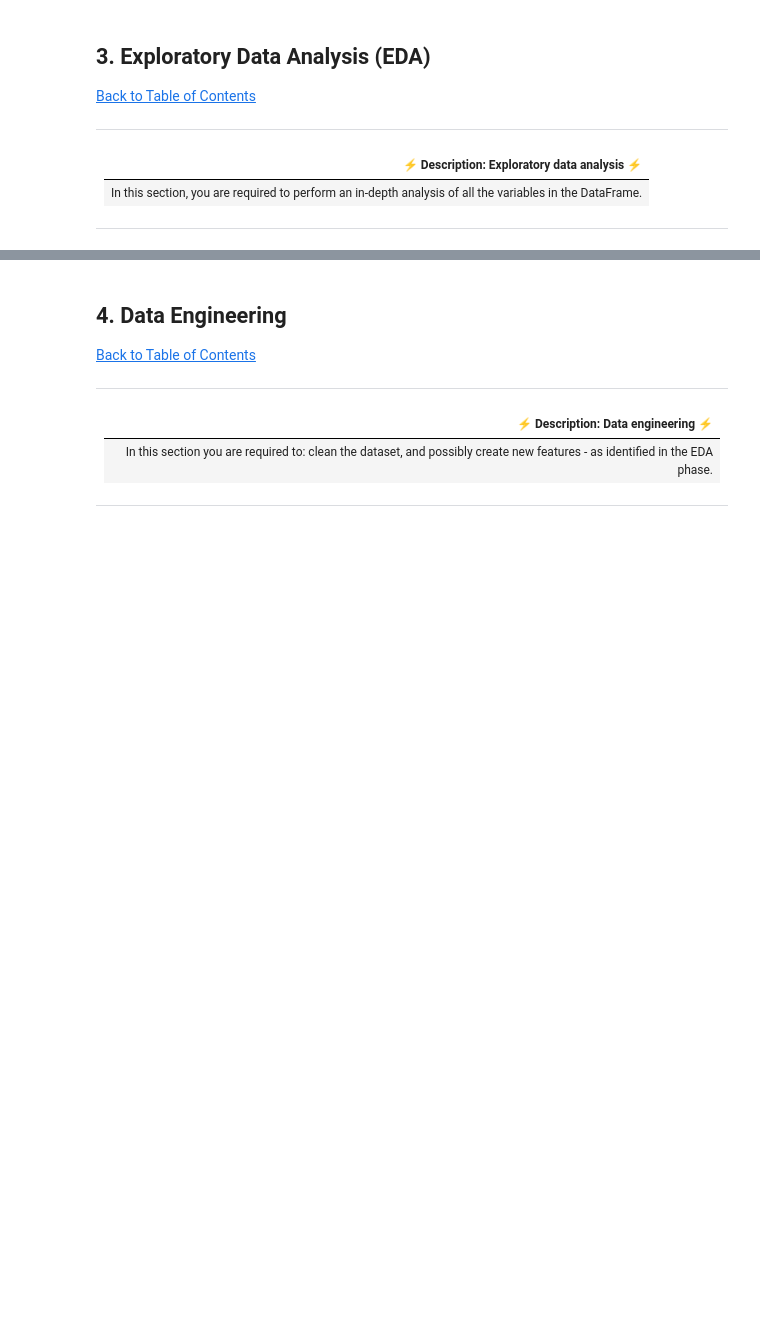
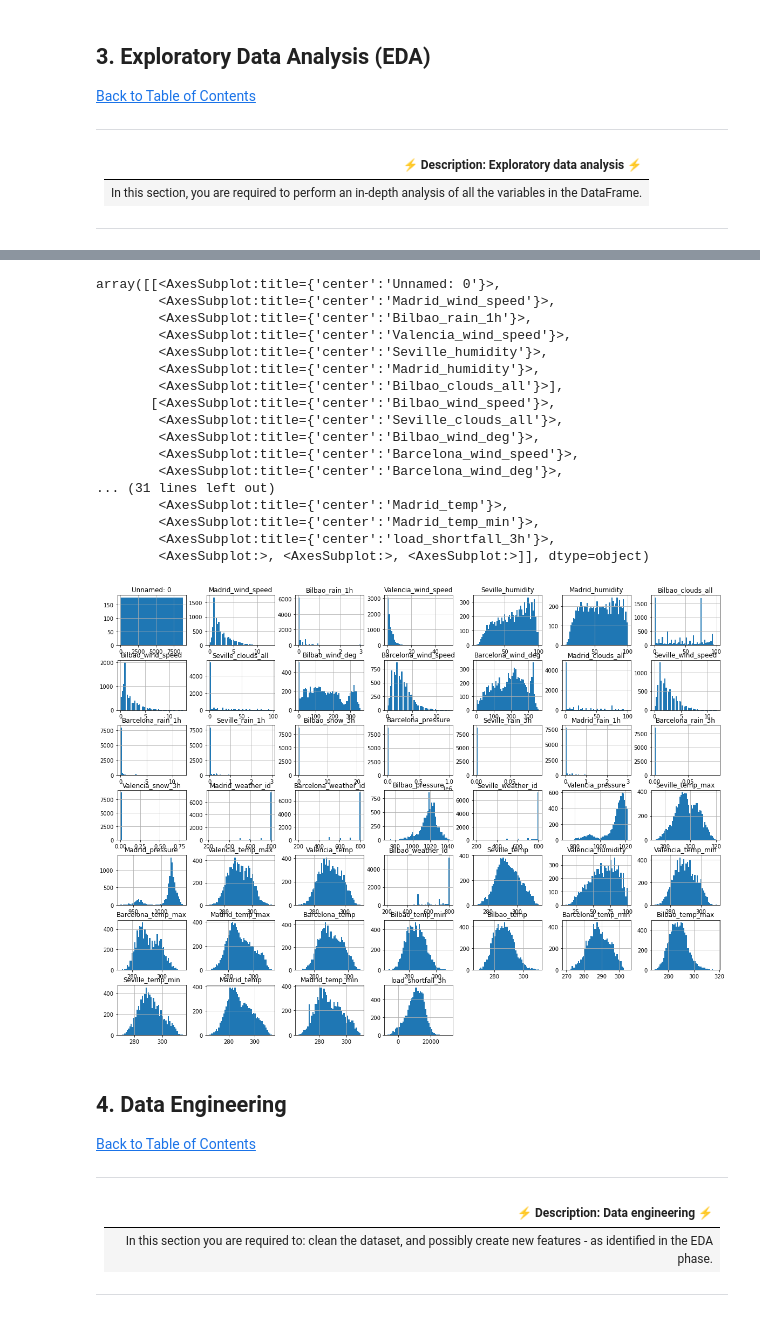
Before and after one commit to johnsiphiwe/Advanced-regression-T9, a Jupyter notebook: starter-notebook.ipynb, the cells around one changed output, grey strips where cells are left out. Saved outputs shown, nothing was run; the diff lists cells and outputs as text; code cells hidden in the pictures; blank space fills up the shorter version.

```diff
--- a/starter-notebook.ipynb
+++ b/starter-notebook.ipynb
@@ -238,3 +180,24 @@ df_rain.hist(figsize=(10,10));
+# %%
+df.hist(bins=50, figsize=(20,15))
+# %% [output]
+array([[<AxesSubplot:title={'center':'Unnamed: 0'}>,
+        <AxesSubplot:title={'center':'Madrid_wind_speed'}>,
+        <AxesSubplot:title={'center':'Bilbao_rain_1h'}>,
+        <AxesSubplot:title={'center':'Valencia_wind_speed'}>,
+        <AxesSubplot:title={'center':'Seville_humidity'}>,
+        <AxesSubplot:title={'center':'Madrid_humidity'}>,
+        <AxesSubplot:title={'center':'Bilbao_clouds_all'}>],
+       [<AxesSubplot:title={'center':'Bilbao_wind_speed'}>,
+        <AxesSubplot:title={'center':'Seville_clouds_all'}>,
+        <AxesSubplot:title={'center':'Bilbao_wind_deg'}>,
+        <AxesSubplot:title={'center':'Barcelona_wind_speed'}>,
+        <AxesSubplot:title={'center':'Barcelona_wind_deg'}>,
+... (31 lines left out)
+        <AxesSubplot:title={'center':'Madrid_temp'}>,
+        <AxesSubplot:title={'center':'Madrid_temp_min'}>,
+        <AxesSubplot:title={'center':'load_shortfall_3h'}>,
+        <AxesSubplot:>, <AxesSubplot:>, <AxesSubplot:>]], dtype=object)
+[figure, added]
 # %% [markdown]
 <a id="four"></a>
 ## 4. Data Engineering
```
Also changed, not shown: parts of 33 cells of this notebook.
